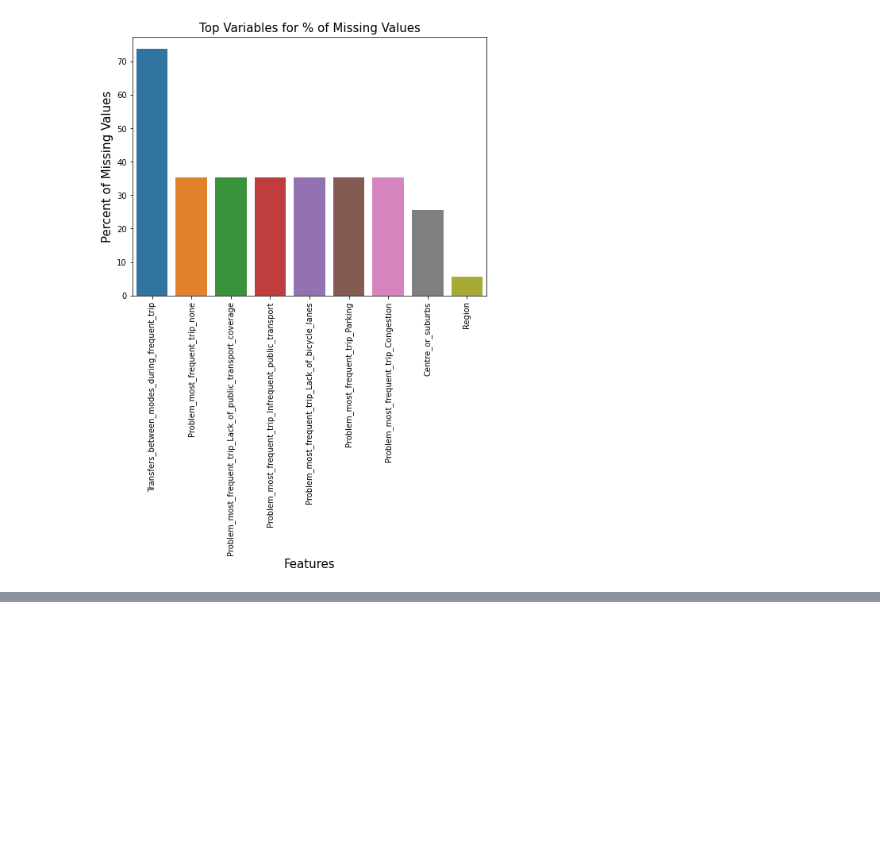
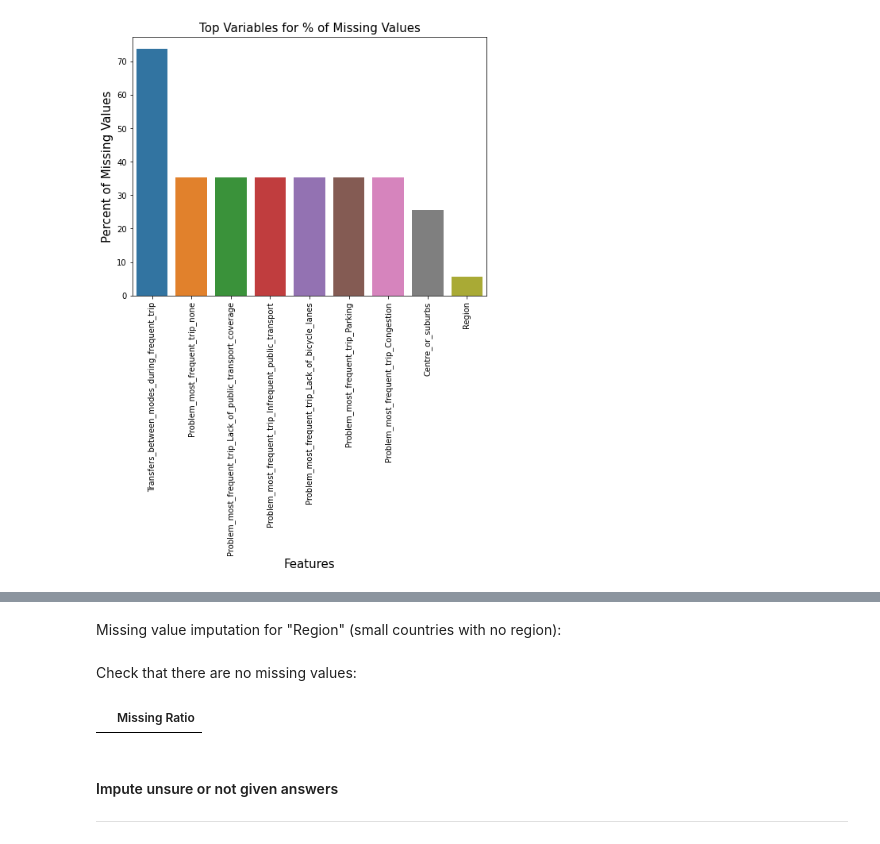
Before and after one commit to AndyHuang97/Intelligent-Mobility, a Jupyter notebook: Intelligent_Mobility.ipynb, the cells around one changed output, grey strips where cells are left out. Saved outputs shown, nothing was run; the diff lists cells and outputs as text; code cells hidden in the pictures; blank space fills up the shorter version.

```diff
--- a/Intelligent_Mobility.ipynb
+++ b/Intelligent_Mobility.ipynb
@@ -61,0 +168,2 @@ Let's impute the missing values for these attributes
+# %% [markdown]
+Missing value imputation for "Region" (small countries with no region):
@@ -61,0 +172,12 @@ Let's impute the missing values for these attributes
+# %% [markdown]
+Check that there are no missing values:
+# %%
+df_na = (df.isnull().sum() / len(df)) * 100
+df_na = df_na.drop(df_na[df_na == 0].index).sort_values(ascending=False)[:]
+missing_data = pd.DataFrame({'Missing Ratio': df_na})
+missing_data
+# %% [output]
+|  | Missing Ratio |
+# %% [markdown]
+#### Impute unsure or not given answers
+---
```
Also changed, not shown: parts of 31 cells of this notebook, 1 other file.
